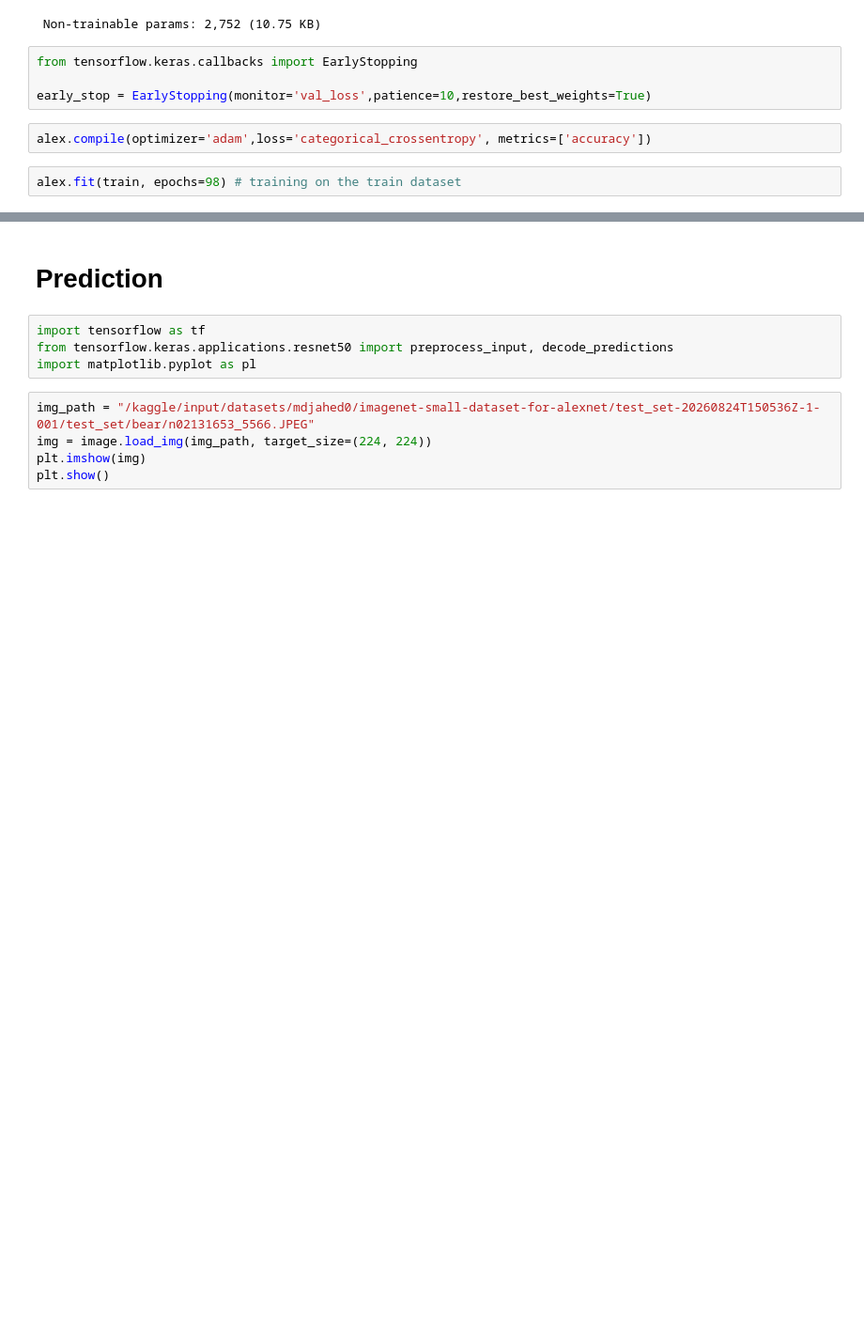
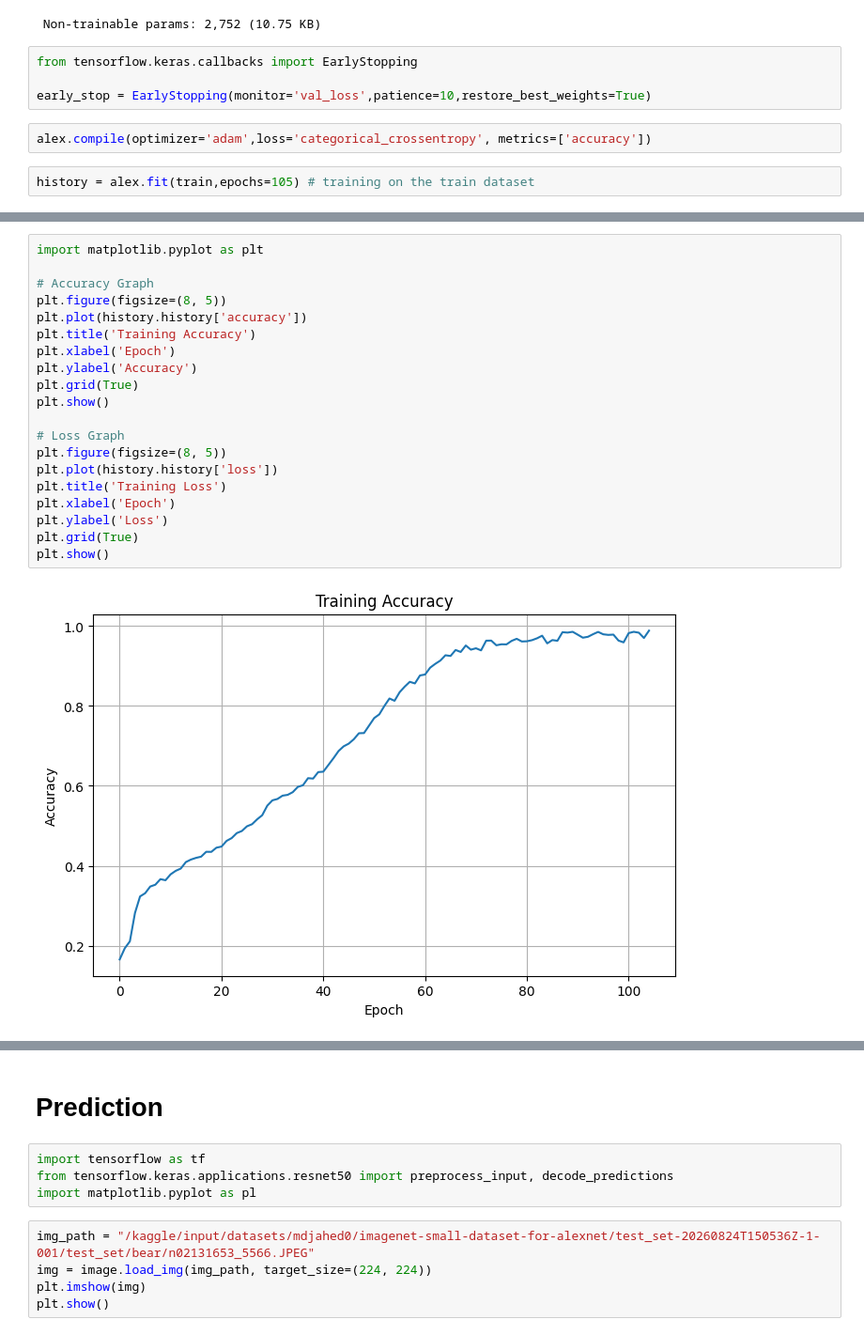
Before and after one commit to Md-JahedulAlam/Image-Object-Recognition-using-AlexNet, a Jupyter notebook: image-object-recognition.ipynb, the cells around one changed output, grey strips where cells are left out. Shown at 94% size. Saved outputs shown, nothing was run; the diff lists cells and outputs as text; blank space fills up the shorter version.

Commit message:
Kaggle Notebook | Image Object Recognition

```diff
--- a/image-object-recognition.ipynb
+++ b/image-object-recognition.ipynb
@@ -155,4 +155,4 @@ early_stop = EarlyStopping(monitor='val_loss',patience=10,restore_best_weights=T
 # %%
 alex.compile(optimizer='adam',loss='categorical_crossentropy', metrics=['accuracy'])
 # %%
-alex.fit(train, epochs=98) # training on the train dataset
+history = alex.fit(train,epochs=105) # training on the train dataset
@@ -158,0 +180,22 @@ alex.fit(train, epochs=98) # training on the train dataset
+# %%
+import matplotlib.pyplot as plt
+
+# Accuracy Graph
+plt.figure(figsize=(8, 5))
+plt.plot(history.history['accuracy'])
+plt.title('Training Accuracy')
+plt.xlabel('Epoch')
+plt.ylabel('Accuracy')
+plt.grid(True)
+plt.show()
+
+# Loss Graph
+plt.figure(figsize=(8, 5))
+plt.plot(history.history['loss'])
+plt.title('Training Loss')
+plt.xlabel('Epoch')
+plt.ylabel('Loss')
+plt.grid(True)
+plt.show()
+# %% [output]
+[figure, added]
```
Also changed, not shown: parts of 6 cells of this notebook.
